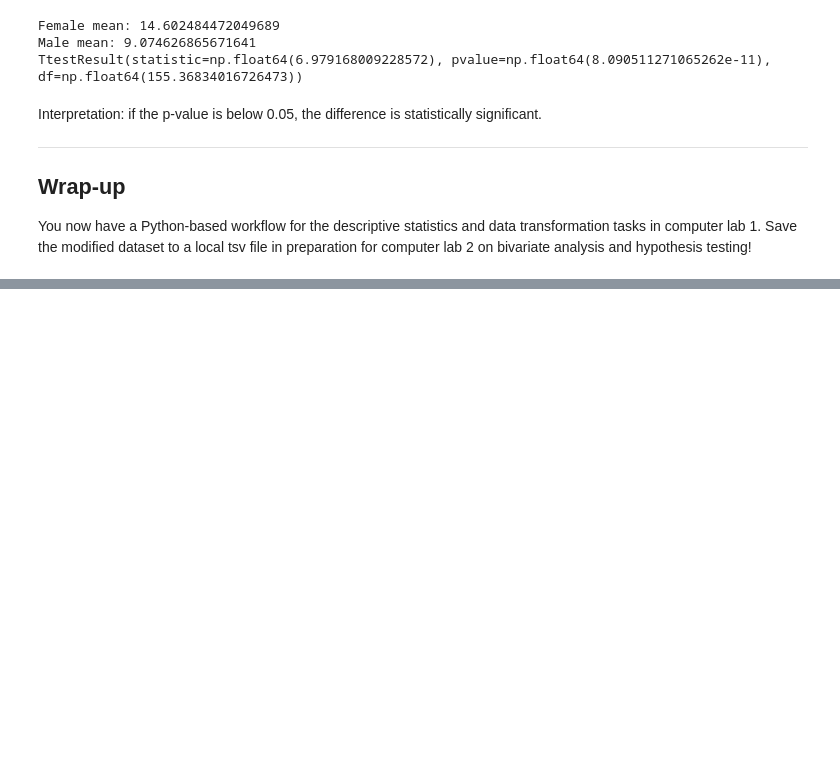
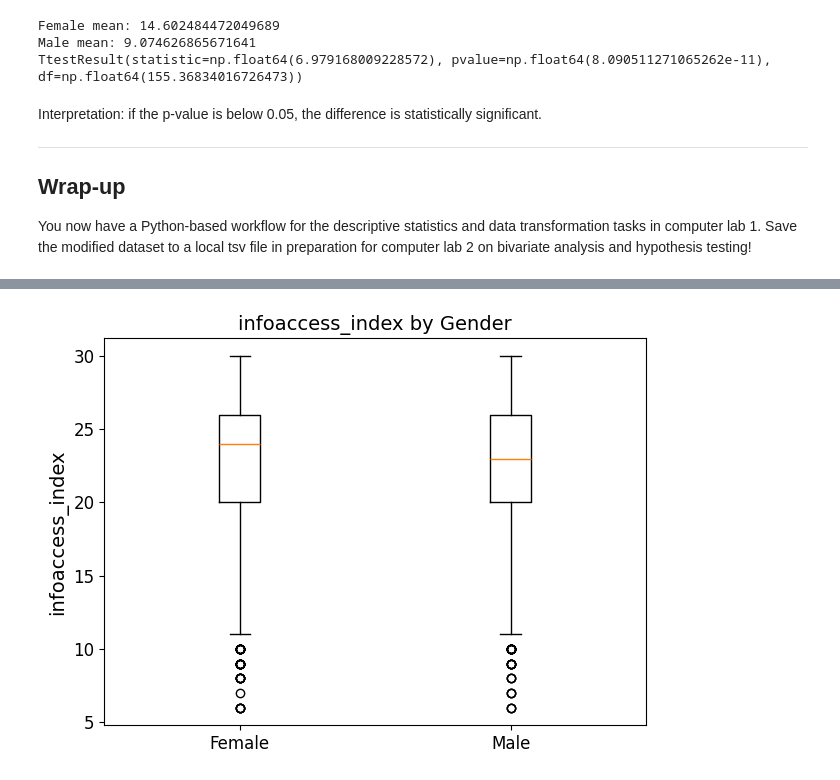
Before and after one commit to cca-cce/osm-comm, a Jupyter notebook: jnb/skpm20_labs.ipynb, the cells around one changed output, grey strips where cells are left out. Cells and saved outputs as stored; diff of their text form; code cells hidden in the pictures; blank space fills up the shorter version.

```diff
--- a/jnb/skpm20_labs.ipynb
+++ b/jnb/skpm20_labs.ipynb
@@ -525,0 +747,9 @@ df.to_csv('cod-260204.tsv', sep='\t', index=False)
+# %%
+# Gender vs infoaccess_index (t-test)
+plt.figure()
+plt.boxplot([female, male], tick_labels=["Female", "Male"])
+plt.ylabel("infoaccess_index")
+plt.title("infoaccess_index by Gender")
+plt.tight_layout()
+# %% [output]
+[figure, added]
```
Also changed, not shown: parts of 51 cells of this notebook, 1 other file.
